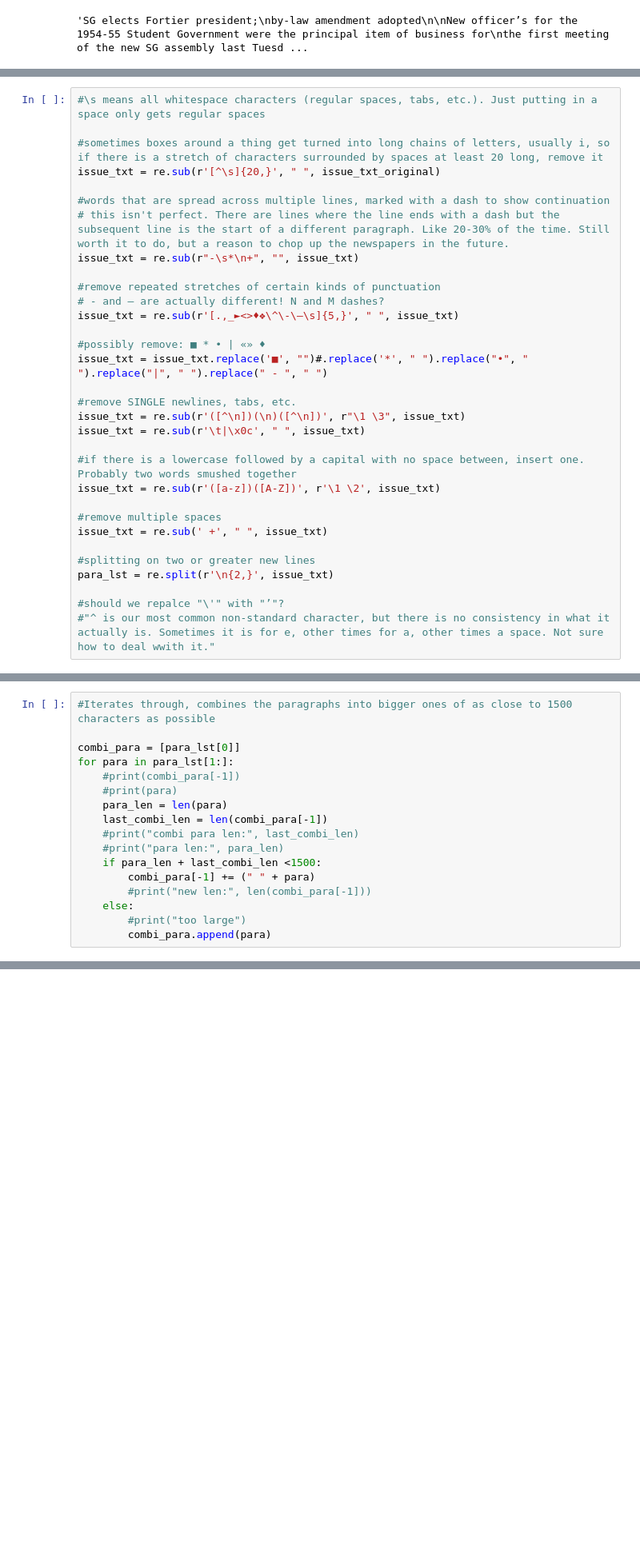
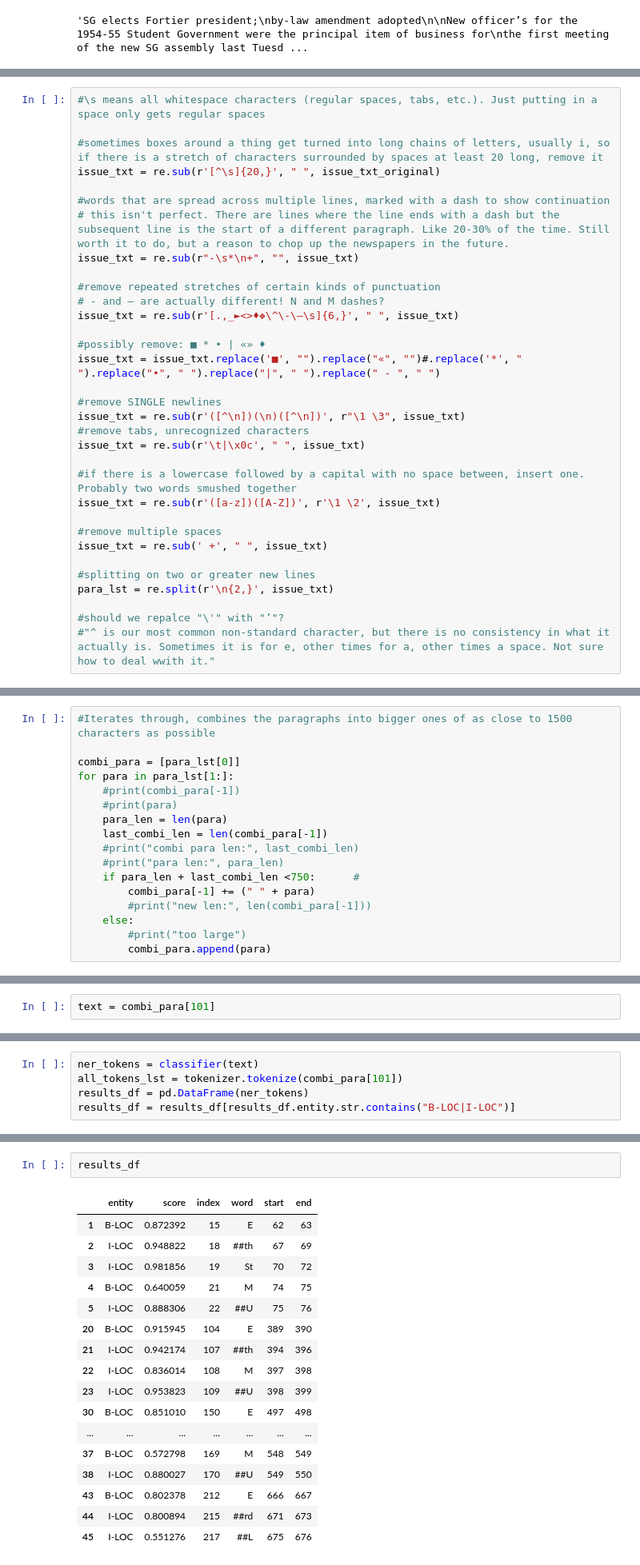
Before and after one commit to marcdloeb/uchicago_campus_publications, a Jupyter notebook: maroon_ner.ipynb, the cells around one changed output, grey strips where cells are left out. Shown at 80% size. Saved outputs shown, nothing was run; the diff lists cells and outputs as text; blank space fills up the shorter version.

```diff
--- a/maroon_ner.ipynb
+++ b/maroon_ner.ipynb
@@ -88,13 +44,14 @@ issue_txt = re.sub(r"-\s*\n+", "", issue_txt)
 
 #remove repeated stretches of certain kinds of punctuation
 # - and — are actually different! N and M dashes?
-issue_txt = re.sub(r'[.,_►<>♦❖\^\-\—\s]{5,}', " ", issue_txt)
+issue_txt = re.sub(r'[.,_►<>♦❖\^\-\—\s]{6,}', " ", issue_txt)
 
 #possibly remove: ■ * • | «» ♦
-issue_txt = issue_txt.replace('■', "")#.replace('*', " ").replace("•", " ").replace("|", " ").replace(" - ", " ")
+issue_txt = issue_txt.replace('■', "").replace("«", "")#.replace('*', " ").replace("•", " ").replace("|", " ").replace(" - ", " ")
 
-#remove SINGLE newlines, tabs, etc.
+#remove SINGLE newlines
 issue_txt = re.sub(r'([^\n])(\n)([^\n])', r"\1 \3", issue_txt)
+#remove tabs, unrecognized characters
 issue_txt = re.sub(r'\t|\x0c', " ", issue_txt)
 
 #if there is a lowercase followed by a capital with no space between, insert one. Probably two words smushed together
@@ -137,7 +76,7 @@ for para in para_lst[1:]:
     last_combi_len = len(combi_para[-1])
     #print("combi para len:", last_combi_len)
     #print("para len:", para_len)
-    if para_len + last_combi_len <1500:
+    if para_len + last_combi_len <750:      #
         combi_para[-1] += (" " + para)
         #print("new len:", len(combi_para[-1]))
     else:
@@ -159,0 +120,2 @@ classifier = pipeline("ner", model=model, tokenizer=tokenizer)
+# %%
+text = combi_para[101]
@@ -159,0 +124,5 @@ classifier = pipeline("ner", model=model, tokenizer=tokenizer)
+# %%
+ner_tokens = classifier(text)
+all_tokens_lst = tokenizer.tokenize(combi_para[101])
+results_df = pd.DataFrame(ner_tokens)
+results_df = results_df[results_df.entity.str.contains("B-LOC|I-LOC")]
@@ -159,0 +259,20 @@ classifier = pipeline("ner", model=model, tokenizer=tokenizer)
+# %%
+results_df
+# %% [output]
+|  | entity | score | index | word | start | end |
+| 1 | B-LOC | 0.872392 | 15 | E | 62 | 63 |
+| 2 | I-LOC | 0.948822 | 18 | ##th | 67 | 69 |
+| 3 | I-LOC | 0.981856 | 19 | St | 70 | 72 |
+| 4 | B-LOC | 0.640059 | 21 | M | 74 | 75 |
+| 5 | I-LOC | 0.888306 | 22 | ##U | 75 | 76 |
+| 20 | B-LOC | 0.915945 | 104 | E | 389 | 390 |
+| 21 | I-LOC | 0.942174 | 107 | ##th | 394 | 396 |
+| 22 | I-LOC | 0.836014 | 108 | M | 397 | 398 |
+| 23 | I-LOC | 0.953823 | 109 | ##U | 398 | 399 |
+| 30 | B-LOC | 0.851010 | 150 | E | 497 | 498 |
+| ... | ... | ... | ... | ... | ... | ... |
+| 37 | B-LOC | 0.572798 | 169 | M | 548 | 549 |
+| 38 | I-LOC | 0.880027 | 170 | ##U | 549 | 550 |
+| 43 | B-LOC | 0.802378 | 212 | E | 666 | 667 |
+| 44 | I-LOC | 0.800894 | 215 | ##rd | 671 | 673 |
+| 45 | I-LOC | 0.551276 | 217 | ##L | 675 | 676 |
```
Also changed, not shown: parts of 51 cells of this notebook, 40 other files.
